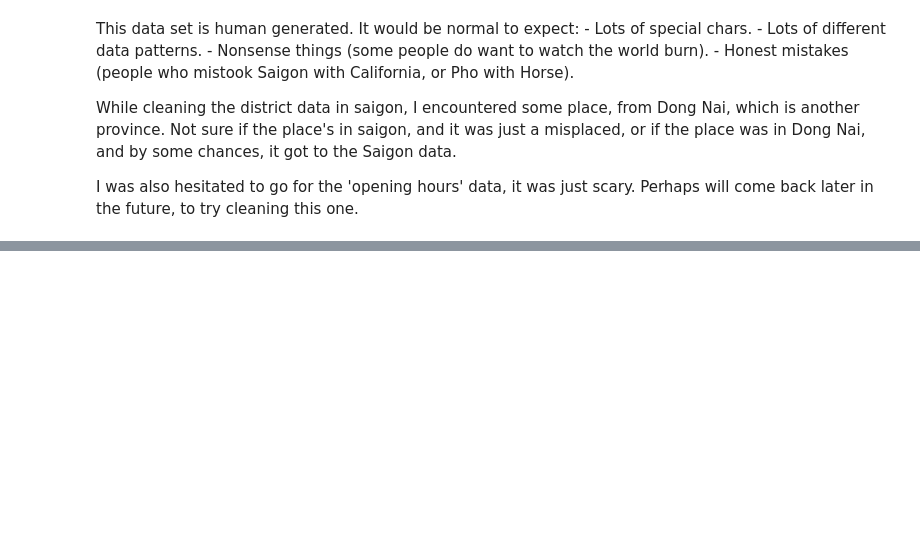
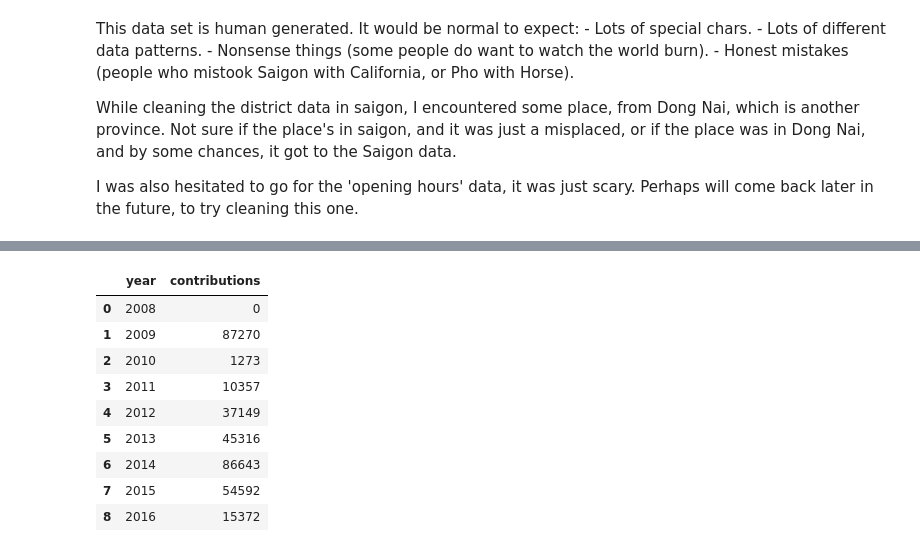
Before and after one commit to Linhnguyen14/stick, a Jupyter notebook: openstreetmap/SaigonOSM.ipynb, the cells around one changed output, grey strips where cells are left out. Drawn from its saved outputs; the diff is of its cells as text; code cells hidden in the pictures; blank space fills up the shorter version.

```diff
--- a/openstreetmap/SaigonOSM.ipynb
+++ b/openstreetmap/SaigonOSM.ipynb
@@ -565,0 +546,23 @@ I was also hesitated to go for the 'opening hours' data, it was just scary. Perh
+# %%
+# Function return_year will return for anything that have 4 digits, which is the pattern of a year.
+def return_year(datestring):
+    match = re.search('\d{4}', datestring)
+    if match:
+        return int(match.group(0))
+
+# Return a pandas dataframe containing the yearly contributions
+def return_yearly_contributions(query):
+    # Run the query.
+    contributiontime_data = run_query(query, "saigon_osm_f.db")
+
+    # Store it in a pandas dataframe.
+    df = str(query)
+    df = pd.DataFrame(contributiontime_data)
+    df.columns = ['uid', 'user', 'time']
+    df['year'] = df['time'].apply(return_year)
+
+    # Group the data by year, and count the number of contributions per year
+    df = df.groupby('year').size()
+    df = df.reset_index()
+    df.columns = ['year', 'contributions']
+    return df
@@ -565,0 +577,33 @@ I was also hesitated to go for the 'opening hours' data, it was just scary. Perh
+# %%
+top_contributors_list = ('select uid '
+                         'from ('
+                         'select uid, user from nodes '
+                         'union all '
+                         'select uid, user from ways) '
+                         'group by uid '
+                         'order by count(*) desc '
+                         'limit 12 ')
+
+top_contributions = ('select uid, user, timestamp from nodes '
+                     'where nodes.uid in ({})'
+                     'union all '
+                     'select uid, user, timestamp from ways '
+                     'where ways.uid in ({})'
+                    ).format(top_contributors_list, top_contributors_list)
+
+yearly_top_contributions = return_yearly_contributions(top_contributions)
+yearly_top_contributions.loc[-1] = [2008, 0]
+yearly_top_contributions.index = yearly_top_contributions.index + 1
+yearly_top_contributions = yearly_top_contributions.sort_index()
+yearly_top_contributions
+# %% [output]
+|  | year | contributions |
+| 0 | 2008 | 0 |
+| 1 | 2009 | 87270 |
+| 2 | 2010 | 1273 |
+| 3 | 2011 | 10357 |
+| 4 | 2012 | 37149 |
+| 5 | 2013 | 45316 |
+| 6 | 2014 | 86643 |
+| 7 | 2015 | 54592 |
+| 8 | 2016 | 15372 |
```
Also changed, not shown: parts of 20 cells of this notebook, 1 other file.
